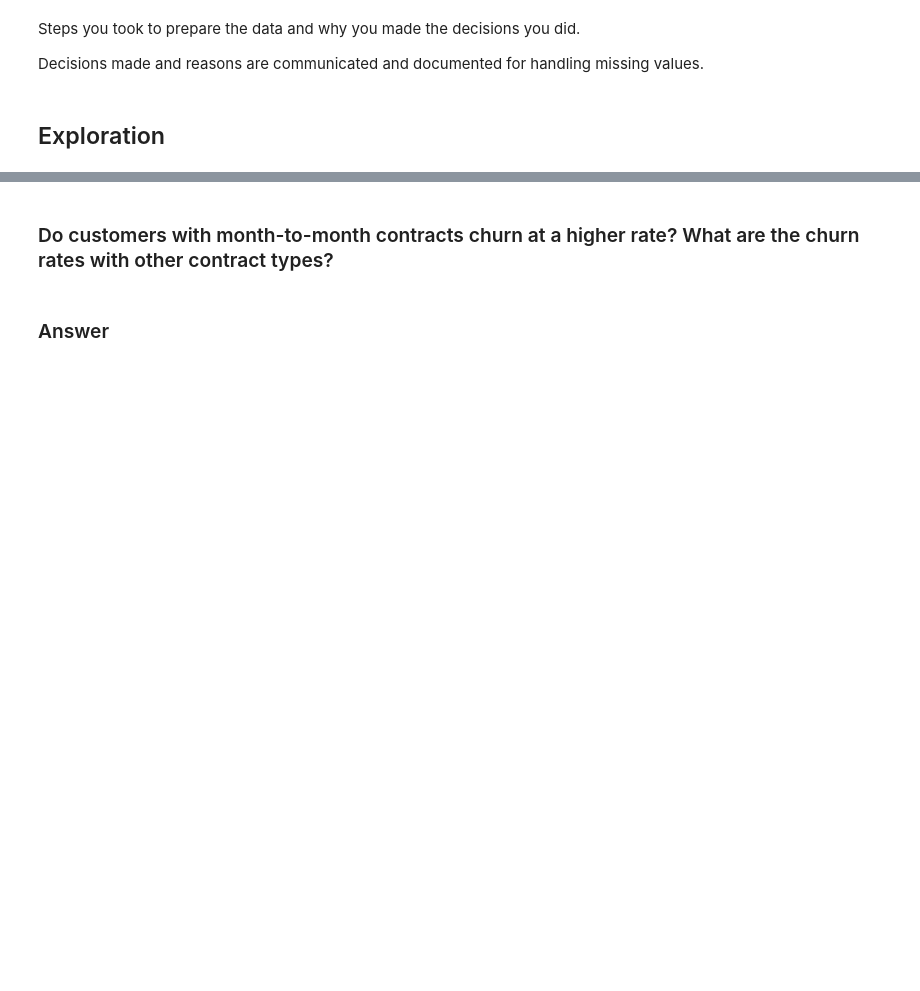
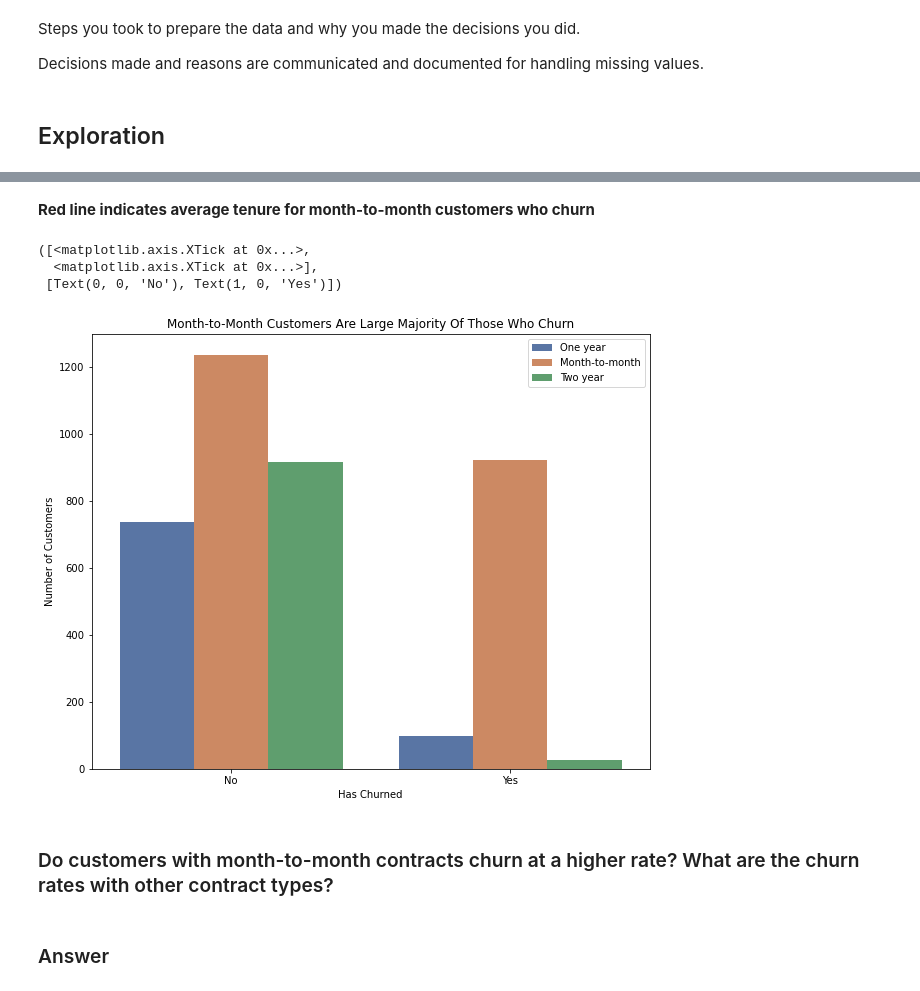
Before and after one commit to lainslie-18/telco_classification_project, a Jupyter notebook: telco_classification_project_draft.ipynb, the cells around one changed output, grey strips where cells are left out. Saved outputs shown, nothing was run; the diff lists cells and outputs as text; code cells hidden in the pictures; blank space fills up the shorter version.

```diff
--- a/telco_classification_project_draft.ipynb
+++ b/telco_classification_project_draft.ipynb
@@ -97,0 +341,15 @@ Decisions made and reasons are communicated and documented for handling missing
+# %% [markdown]
+**Red line indicates average tenure for month-to-month customers who churn**
+# %%
+plt.figure(figsize=(10,8))
+sns.countplot(x='churn', hue='contract_type', palette='deep', data=train)
+plt.title('Month-to-Month Customers Are Large Majority Of Those Who Churn')
+plt.legend(loc='upper right')
+plt.xlabel('Has Churned')
+plt.ylabel('Number of Customers')
+plt.xticks([0,1], ['No','Yes'])
+# %% [output]
+([<matplotlib.axis.XTick at 0x...>,
+  <matplotlib.axis.XTick at 0x...>],
+ [Text(0, 0, 'No'), Text(1, 0, 'Yes')])
+[figure, added]
```
Also changed, not shown: parts of 37 cells of this notebook, 3 other files.
